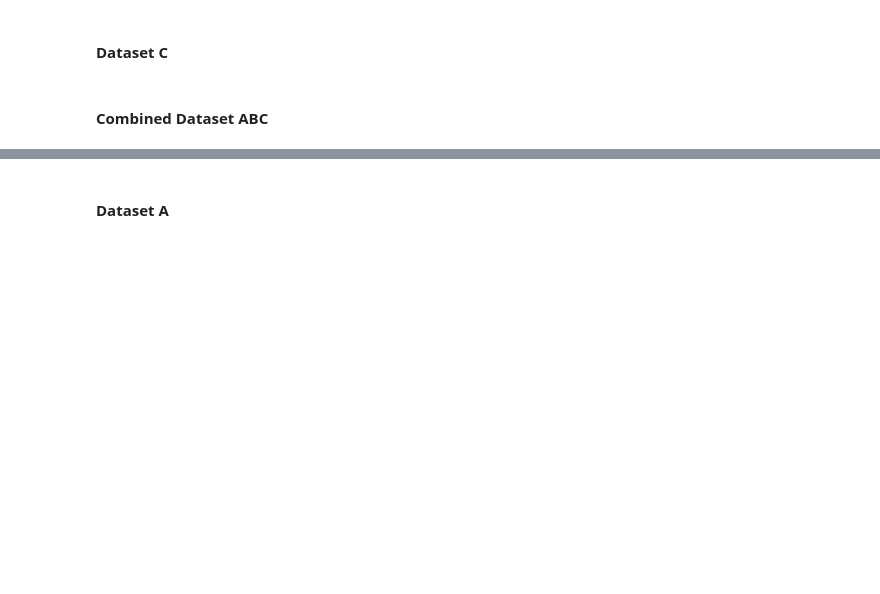
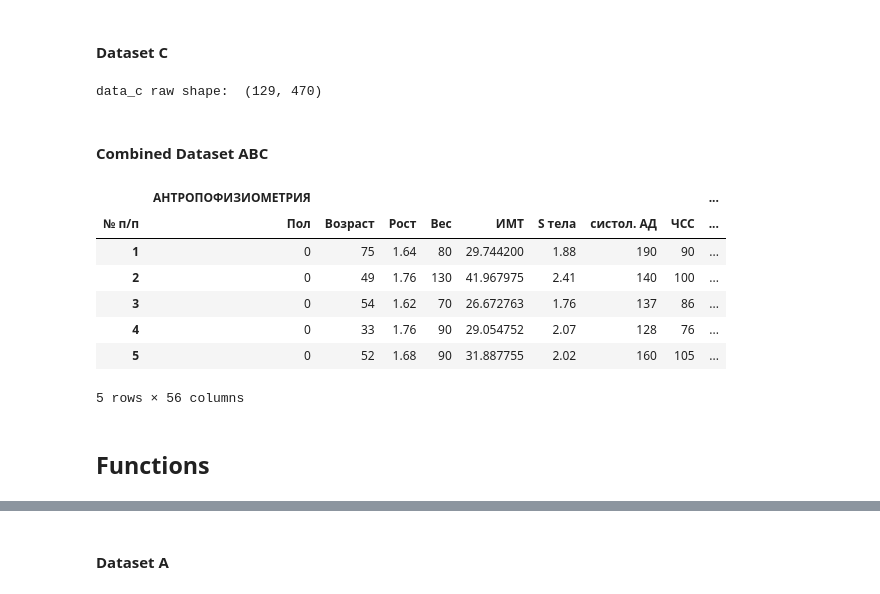
Before and after one commit to KonstantinBurkin/personalized-medicine, a Jupyter notebook: Scripts/Preprocessing.ipynb, the cells around one changed output, grey strips where cells are left out. Cells and saved outputs as stored; diff of their text form; code cells hidden in the pictures; blank space fills up the shorter version.

Commit message:
Preprocessing for all datasets

```diff
--- a/Scripts/Preprocessing.ipynb
+++ b/Scripts/Preprocessing.ipynb
@@ -351,10 +340,18 @@ clinical_b_columns = list(data_b.columns[:2]) + list(data_b.columns[3:72])
 # %% [markdown]
 #### Dataset C
+# %%
+# download Dataset A from Github repo and read as excel file
+
+
+link_c = 'https://github.com/KonstantinBurkin/personalized-medicine/blob/master/Data/%D0%91%D0%BB%D0%BE%D0%BA%20%D0%A1%C2%A0%D0%BE%D0%B1%D0%B5%D0%B7%D0%BB%D0%B8%D1%87.xlsx?raw=true'
+data_c = pd.read_excel(link_c ,header=[0,1], index_col=0)
+print('data_c raw shape: ', data_c.shape)
+# %% [output]
+data_c raw shape:  (129, 470)
 # %%
-# read cardio_b_updated.xlsx
-data_c = pd.read_excel('./HSE project/Data/Блок С обезлич.xlsx',header=[0,1])
-# drop index column
-data_c.drop(columns=('Unnamed: 0_level_0','№ п/п'), inplace=True)
+# Correcting data_c
+
+
 # replace NAs with -1
 data_c = data_c.fillna(-1)
 data_c = data_c.replace(' ',-1)
@@ -374,32 +371,6 @@ data_c['ПСИХОСОЦИАЛЬНЫЕ ФАКТОРЫ', 'Опросник деп
 data_c['ПСИХОСОЦИАЛЬНЫЕ ФАКТОРЫ', 'Шкала AUDIT (баллы)'].replace(range(16), 0, inplace=True)
 data_c['ПСИХОСОЦИАЛЬНЫЕ ФАКТОРЫ', 'Шкала AUDIT (баллы)'].replace(range(16, 100), 1, inplace=True)
 
-# date_c = pd.to_datetime(data_c['АНТРОПОФИЗИОМЕТРИЯ', 'Дата госпитализации'], format='%Y-%m-%d %H:%M:%S')
 date_c = pd.to_datetime(data_c['АНТРОПОФИЗИОМЕТРИЯ', 'Дата госпитализации'], format='%Y-%m-%d %H:%M:%S')
 data_c.drop(columns=[('АНТРОПОФИЗИОМЕТРИЯ', 'Дата рождения'), ('АНТРОПОФИЗИОМЕТРИЯ', 'Дата госпитализации')], inplace=True)
 data_c.drop(columns=['ПЛАНОВАЯ ТЕРАПИЯ ПРИ ВЫПИСКЕ', 'ГОСПИТАЛЬНАЯ ТЕРАПИЯ'], inplace=True)
-# cols with features from first discharge and biomarkers
-cols_of_interest = list(data_c.columns[:153]) + list(data_c.columns[419:424])
-
-# drop features that were obtained at first discharge and biomarkers that have more than 20% of NAs
-cols_with_NAs = [col for col in cols_of_interest[:-5] if (data_c[col] == -1).sum() > 0.2*data_c.shape[0]]
-cols_of_interest = [col for col in cols_of_interest if col not in cols_with_NAs]
-continuous_cols = [col for col in cols_of_interest if (len((data_c[col].unique())) >= 7)]
-categorical = [col for col in cols_of_interest if (len((data_c[col].unique())) < 7)]
-
-data_c[cols_of_interest] = data_c[cols_of_interest].replace(-1, np.nan)
-
-
-# Impute NAs with IterativeImputer (estimator - RandomForestRegressor)
-impute_estimator = RandomForestRegressor( n_estimators=50,
-                                          max_depth=5,
-                                          n_jobs=-1,
-                                          random_state=0)
-imputer=  IterativeImputer(
-                           random_state=0,
-                           estimator=impute_estimator,
-                           max_iter=25)
-data_c[cols_of_interest] = imputer.fit_transform(data_c[cols_of_interest])
-
-# Round values for categorical data - so that there will be no new categories
-data_c[categorical] = data_c[categorical].values.round()
@@ -419,3 +404,16 @@ cols_of_interest = list(data_abc.columns)[:56]
 # %%
 # For subsets
 clinical_abc_columns = cols_of_interest
+# %%
+data_abc[clinical_abc_columns].head()
+# %% [output]
+|  | АНТРОПОФИЗИОМЕТРИЯ |  |  |  |  |  |  |  | ... |
+| № п/п | Пол | Возраст | Рост | Вес | ИМТ | S тела | систол. АД | ЧСС | ... |
+| 1 | 0 | 75 | 1.64 | 80 | 29.744200 | 1.88 | 190 | 90 | ... |
+| 2 | 0 | 49 | 1.76 | 130 | 41.967975 | 2.41 | 140 | 100 | ... |
+| 3 | 0 | 54 | 1.62 | 70 | 26.672763 | 1.76 | 137 | 86 | ... |
+| 4 | 0 | 33 | 1.76 | 90 | 29.054752 | 2.07 | 128 | 76 | ... |
+| 5 | 0 | 52 | 1.68 | 90 | 31.887755 | 2.02 | 160 | 105 | ... |
+5 rows × 56 columns
+# %% [markdown]
+## Functions
```
Also changed, not shown: parts of 56 cells of this notebook.
